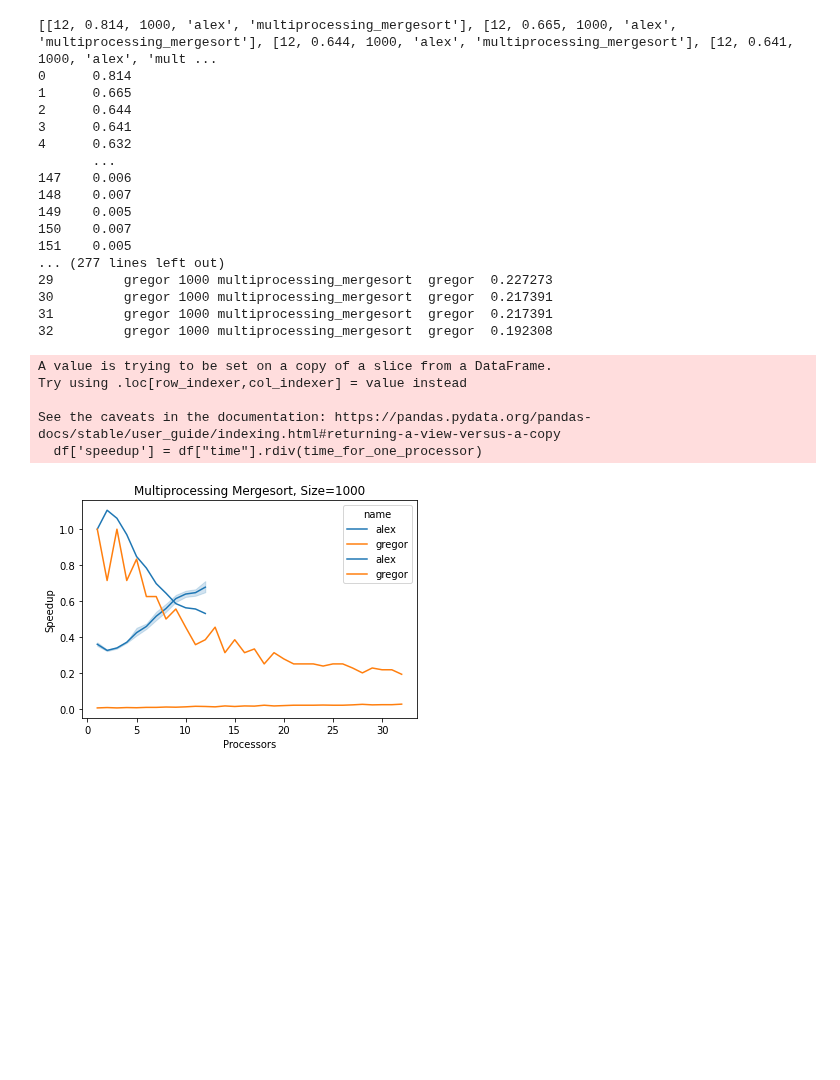
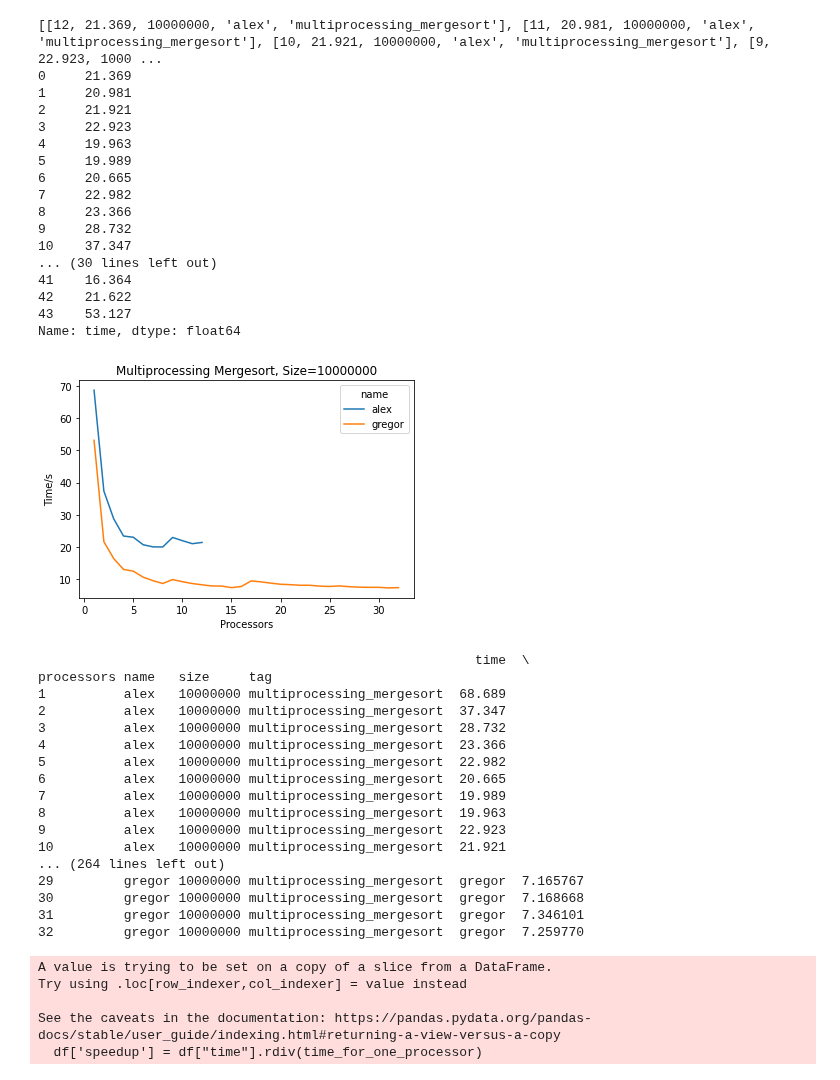
Before and after one commit to cloudmesh/cloudmesh-mpi, a Jupyter notebook: examples/sort/sandra.ipynb, the cells around one changed output. Drawn from its saved outputs; the diff is of its cells as text; code cells hidden in the pictures; blank space fills up the shorter version.

```diff
--- a/examples/sort/sandra.ipynb
+++ b/examples/sort/sandra.ipynb
@@ -66,29 +66,46 @@ def calculate_speedup(size):
     plot_benchmark_by_size(result, size=size, tag=tag, files=files, x="processors", y="speedup")
     plt.show()
 # %%
-size = 1000
+size = 10000000
 calculate_speedup(size)
 # %% [output]
-[[12, 0.814, 1000, 'alex', 'multiprocessing_mergesort'], [12, 0.665, 1000, 'alex', 'multiprocessing_mergesort'], [12, 0.644, 1000, 'alex', 'multiprocessing_mergesort'], [12, 0.641, 1000, 'alex', 'mult ...
-0      0.814
-1      0.665
-2      0.644
-3      0.641
-4      0.632
-       ...
-147    0.006
-148    0.007
-149    0.005
-150    0.007
-151    0.005
-... (277 lines left out)
-29         gregor 1000 multiprocessing_mergesort  gregor  0.227273
-30         gregor 1000 multiprocessing_mergesort  gregor  0.217391
-31         gregor 1000 multiprocessing_mergesort  gregor  0.217391
-32         gregor 1000 multiprocessing_mergesort  gregor  0.192308
+[[12, 21.369, 10000000, 'alex', 'multiprocessing_mergesort'], [11, 20.981, 10000000, 'alex', 'multiprocessing_mergesort'], [10, 21.921, 10000000, 'alex', 'multiprocessing_mergesort'], [9, 22.923, 1000 ...
+0     21.369
+1     20.981
+2     21.921
+3     22.923
+4     19.963
+5     19.989
+6     20.665
+7     22.982
+8     23.366
+9     28.732
+10    37.347
+... (30 lines left out)
+41    16.364
+42    21.622
+43    53.127
+Name: time, dtype: float64
+[figure, new version]
-A value is trying to be set on a copy of a slice from a DataFrame.
-Try using .loc[row_indexer,col_indexer] = value instead
-
-See the caveats in the documentation: https://pandas.pydata.org/pandas-docs/stable/user_guide/indexing.html#returning-a-view-versus-a-copy
-  df['speedup'] = df["time"].rdiv(time_for_one_processor)
+                                                        time  \
+processors name   size     tag
+1          alex   10000000 multiprocessing_mergesort  68.689
+2          alex   10000000 multiprocessing_mergesort  37.347
+3          alex   10000000 multiprocessing_mergesort  28.732
+4          alex   10000000 multiprocessing_mergesort  23.366
+5          alex   10000000 multiprocessing_mergesort  22.982
+6          alex   10000000 multiprocessing_mergesort  20.665
+7          alex   10000000 multiprocessing_mergesort  19.989
+8          alex   10000000 multiprocessing_mergesort  19.963
+9          alex   10000000 multiprocessing_mergesort  22.923
+10         alex   10000000 multiprocessing_mergesort  21.921
+... (264 lines left out)
+29         gregor 10000000 multiprocessing_mergesort  gregor  7.165767
+30         gregor 10000000 multiprocessing_mergesort  gregor  7.168668
+31         gregor 10000000 multiprocessing_mergesort  gregor  7.346101
+32         gregor 10000000 multiprocessing_mergesort  gregor  7.259770
-[figure, old version]
+A value is trying to be set on a copy of a slice from a DataFrame.
+Try using .loc[row_indexer,col_indexer] = value instead
+
+See the caveats in the documentation: https://pandas.pydata.org/pandas-docs/stable/user_guide/indexing.html#returning-a-view-versus-a-copy
+  df['speedup'] = df["time"].rdiv(time_for_one_processor)
```
Also changed, not shown: parts of 1 cell of this notebook.
